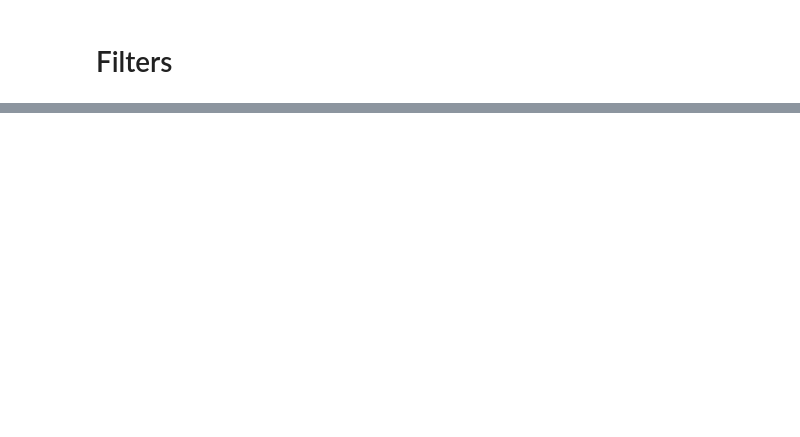
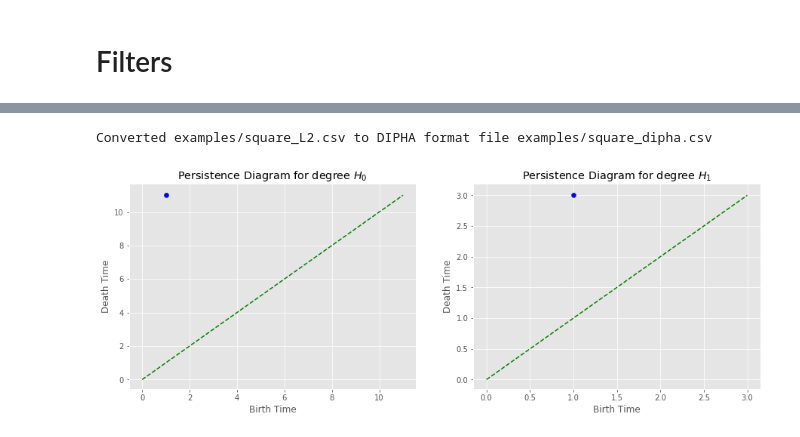
Before and after one commit to infophysics/CubicalRipser2D, a Jupyter notebook: Cubical Ripser.ipynb, the cells around one changed output, grey strips where cells are left out. Saved outputs shown, nothing was run; the diff lists cells and outputs as text; code cells hidden in the pictures; blank space fills up the shorter version.

```diff
--- a/Cubical Ripser.ipynb
+++ b/Cubical Ripser.ipynb
@@ -178,0 +179,20 @@ In this example of course it does not make much of a difference, but it will in
+# %%
+#   try 2D Moore filter
+filt = Filter2D()
+filt.loadBinaryFromFile("examples/square.csv")
+filt.filterBinaryL2(10)
+filt.saveBinaryFiltration("examples/square_L2.csv")
+
+#    create CubicalRipser2D object
+cube2D = CubicalRipser2D()
+
+#    convert the filtration to DIPHA format
+Cube2D.convert_csv_to_dipha("examples/square_L2.csv", "examples/square_dipha.csv")
+
+#    compute the barcode and plot the persistence diagram
+cube2D.ComputeBarcode("examples/square_dipha.csv", "test.csv", "DIPHA", "COMPUTEPAIRS", 10, True)
+barcode = cube2D.getBarcode()
+Cube2D.plot_persistence_diagram(barcode)
+# %% [output]
+Converted examples/square_L2.csv to DIPHA format file examples/square_dipha.csv
+[figure, added]
```
Also changed, not shown: parts of 13 cells of this notebook.
